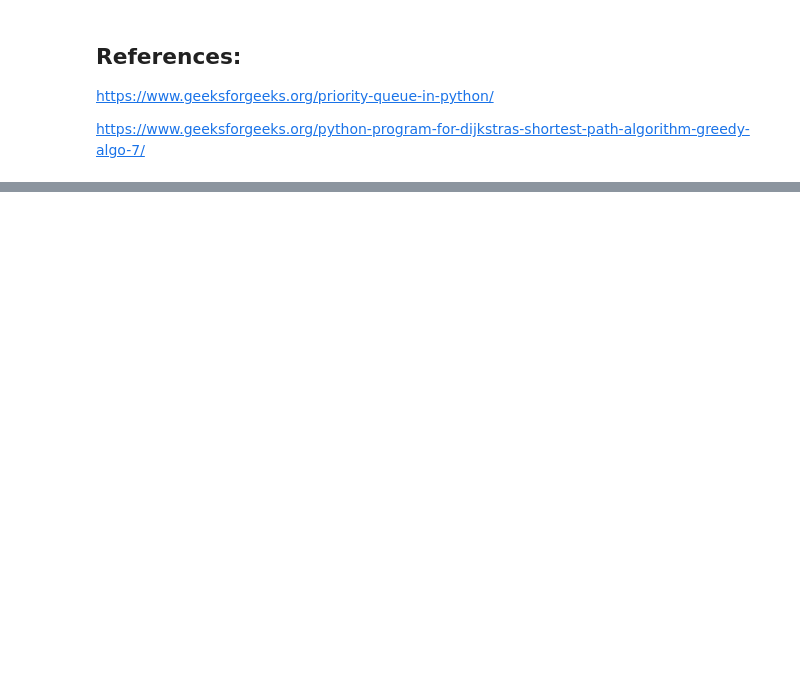
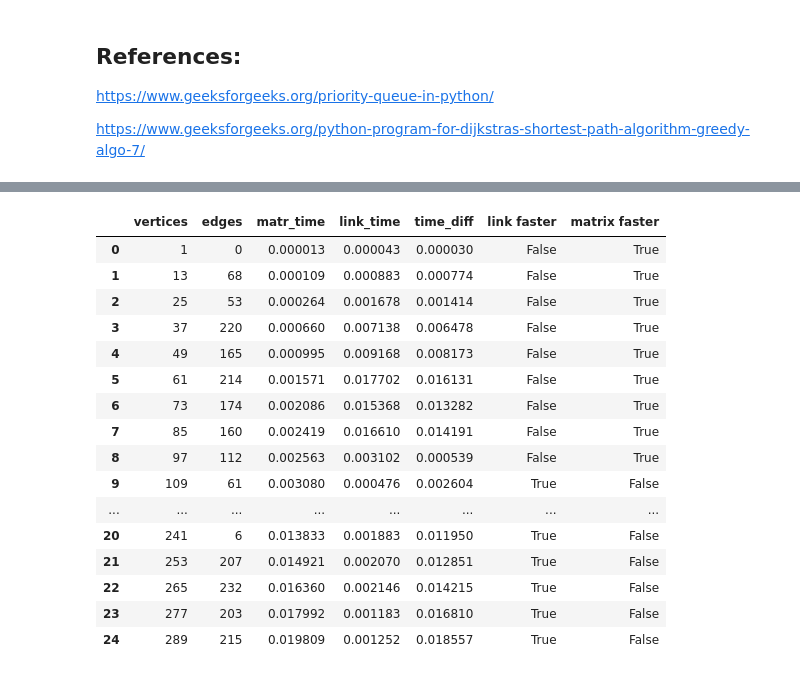
Before and after one commit to Kiriketsuki/CZ2101, a Jupyter notebook: Lab 2/dijkstra_algo.ipynb, the cells around one changed output, grey strips where cells are left out. Saved outputs shown, nothing was run; the diff lists cells and outputs as text; code cells hidden in the pictures; blank space fills up the shorter version.

```diff
--- a/Lab 2/dijkstra_algo.ipynb
+++ b/Lab 2/dijkstra_algo.ipynb
@@ -440,0 +795,22 @@ import random
+# %%
+test_set_1 = random_test_case(1,300)
+results_1 = run_test(test_set_1, False)
+results_1
+# %% [output]
+|  | vertices | edges | matr_time | link_time | time_diff | link faster | matrix faster |
+| 0 | 1 | 0 | 0.000013 | 0.000043 | 0.000030 | False | True |
+| 1 | 13 | 68 | 0.000109 | 0.000883 | 0.000774 | False | True |
+| 2 | 25 | 53 | 0.000264 | 0.001678 | 0.001414 | False | True |
+| 3 | 37 | 220 | 0.000660 | 0.007138 | 0.006478 | False | True |
+| 4 | 49 | 165 | 0.000995 | 0.009168 | 0.008173 | False | True |
+| 5 | 61 | 214 | 0.001571 | 0.017702 | 0.016131 | False | True |
+| 6 | 73 | 174 | 0.002086 | 0.015368 | 0.013282 | False | True |
+| 7 | 85 | 160 | 0.002419 | 0.016610 | 0.014191 | False | True |
+| 8 | 97 | 112 | 0.002563 | 0.003102 | 0.000539 | False | True |
+| 9 | 109 | 61 | 0.003080 | 0.000476 | 0.002604 | True | False |
+| ... | ... | ... | ... | ... | ... | ... | ... |
+| 20 | 241 | 6 | 0.013833 | 0.001883 | 0.011950 | True | False |
+| 21 | 253 | 207 | 0.014921 | 0.002070 | 0.012851 | True | False |
+| 22 | 265 | 232 | 0.016360 | 0.002146 | 0.014215 | True | False |
+| 23 | 277 | 203 | 0.017992 | 0.001183 | 0.016810 | True | False |
+| 24 | 289 | 215 | 0.019809 | 0.001252 | 0.018557 | True | False |
```
Also changed, not shown: parts of 38 cells of this notebook.
